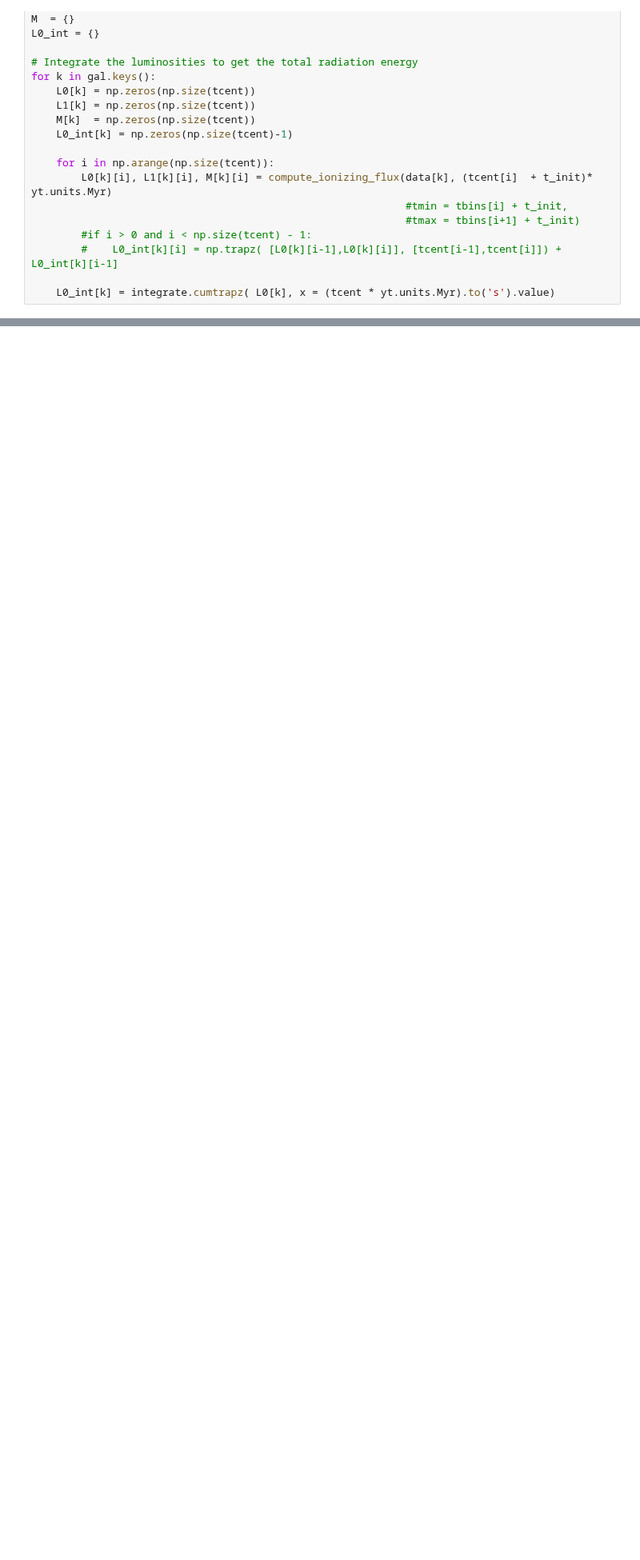
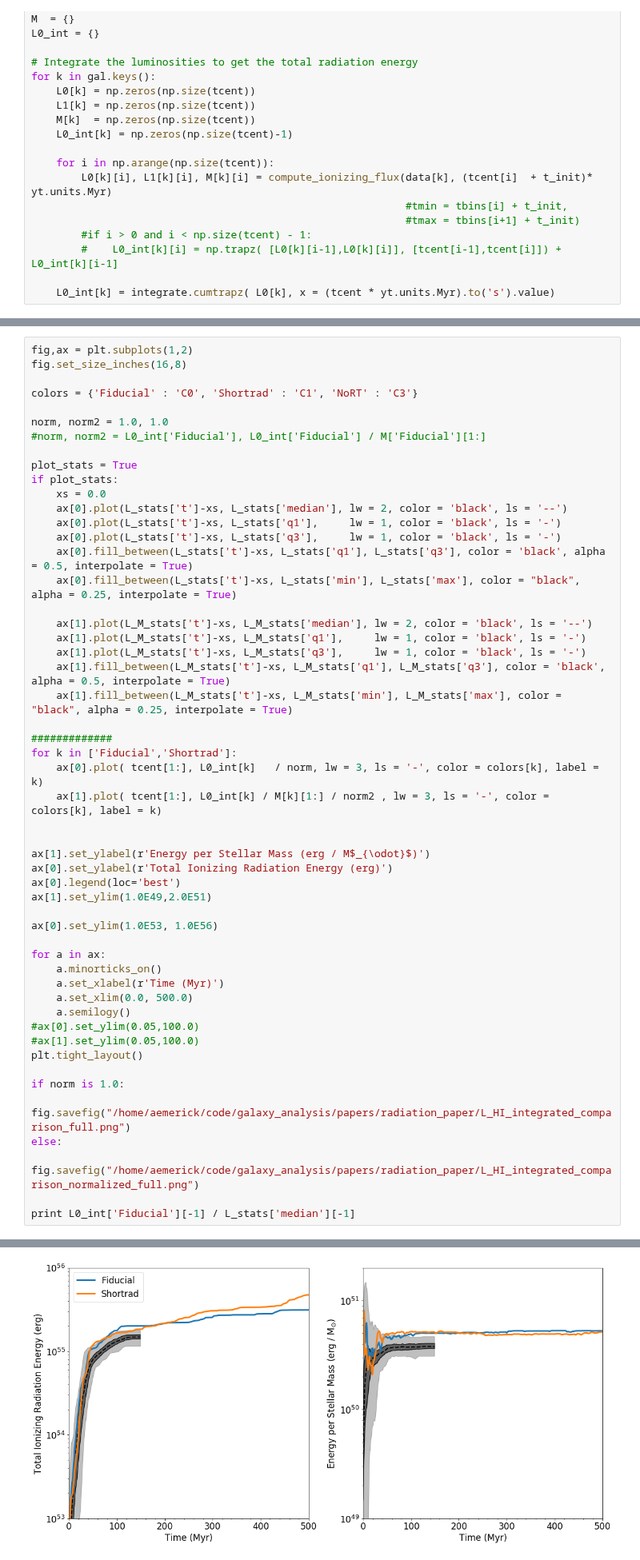
Before and after one commit to aemerick/galaxy_analysis, a Jupyter notebook: notebooks/IMF_comparison.ipynb, the cells around one changed output, grey strips where cells are left out. Shown at 80% size. Saved outputs shown, nothing was run; the diff lists cells and outputs as text; blank space fills up the shorter version.

```diff
--- a/notebooks/IMF_comparison.ipynb
+++ b/notebooks/IMF_comparison.ipynb
@@ -299,0 +335,53 @@ else:
+# %%
+fig,ax = plt.subplots(1,2)
+fig.set_size_inches(16,8)
+
+colors = {'Fiducial' : 'C0', 'Shortrad' : 'C1', 'NoRT' : 'C3'}
+
+norm, norm2 = 1.0, 1.0
+#norm, norm2 = L0_int['Fiducial'], L0_int['Fiducial'] / M['Fiducial'][1:]
+
+plot_stats = True
+if plot_stats:
+    xs = 0.0
+    ax[0].plot(L_stats['t']-xs, L_stats['median'], lw = 2, color = 'black', ls = '--')
+    ax[0].plot(L_stats['t']-xs, L_stats['q1'],     lw = 1, color = 'black', ls = '-')
+    ax[0].plot(L_stats['t']-xs, L_stats['q3'],     lw = 1, color = 'black', ls = '-')
+    ax[0].fill_between(L_stats['t']-xs, L_stats['q1'], L_stats['q3'], color = 'black', alpha = 0.5, interpolate = True)
+    ax[0].fill_between(L_stats['t']-xs, L_stats['min'], L_stats['max'], color = "black", alpha = 0.25, interpolate = True)
+
+    ax[1].plot(L_M_stats['t']-xs, L_M_stats['median'], lw = 2, color = 'black', ls = '--')
+    ax[1].plot(L_M_stats['t']-xs, L_M_stats['q1'],     lw = 1, color = 'black', ls = '-')
+    ax[1].plot(L_M_stats['t']-xs, L_M_stats['q3'],     lw = 1, color = 'black', ls = '-')
+    ax[1].fill_between(L_M_stats['t']-xs, L_M_stats['q1'], L_M_stats['q3'], color = 'black', alpha = 0.5, interpolate = True)
+    ax[1].fill_between(L_M_stats['t']-xs, L_M_stats['min'], L_M_stats['max'], color = "black", alpha = 0.25, interpolate = True)
+
+#############
+for k in ['Fiducial','Shortrad']:
+    ax[0].plot( tcent[1:], L0_int[k]   / norm, lw = 3, ls = '-', color = colors[k], label = k)
+    ax[1].plot( tcent[1:], L0_int[k] / M[k][1:] / norm2 , lw = 3, ls = '-', color = colors[k], label = k)
+
+
+ax[1].set_ylabel(r'Energy per Stellar Mass (erg / M$_{\odot}$)')
+ax[0].set_ylabel(r'Total Ionizing Radiation Energy (erg)')
+ax[0].legend(loc='best')
+ax[1].set_ylim(1.0E49,2.0E51)
+
+ax[0].set_ylim(1.0E53, 1.0E56)
+
+for a in ax:
+    a.minorticks_on()
+    a.set_xlabel(r'Time (Myr)')
+    a.set_xlim(0.0, 500.0)
+    a.semilogy()
+#ax[0].set_ylim(0.05,100.0)
+#ax[1].set_ylim(0.05,100.0)
+plt.tight_layout()
+
+if norm is 1.0:
+    fig.savefig("/home/aemerick/code/galaxy_analysis/papers/radiation_paper/L_HI_integrated_comparison_full.png")
+else:
+    fig.savefig("/home/aemerick/code/galaxy_analysis/papers/radiation_paper/L_HI_integrated_comparison_normalized_full.png")
+
+print L0_int['Fiducial'][-1] / L_stats['median'][-1]
+# %% [output]
@@ -300,3 +389,4 @@ else:
+[figure, added]
 # %%
 fig,ax = plt.subplots(1,2)
 fig.set_size_inches(16,8)
```
Also changed, not shown: parts of 6 cells of this notebook.
